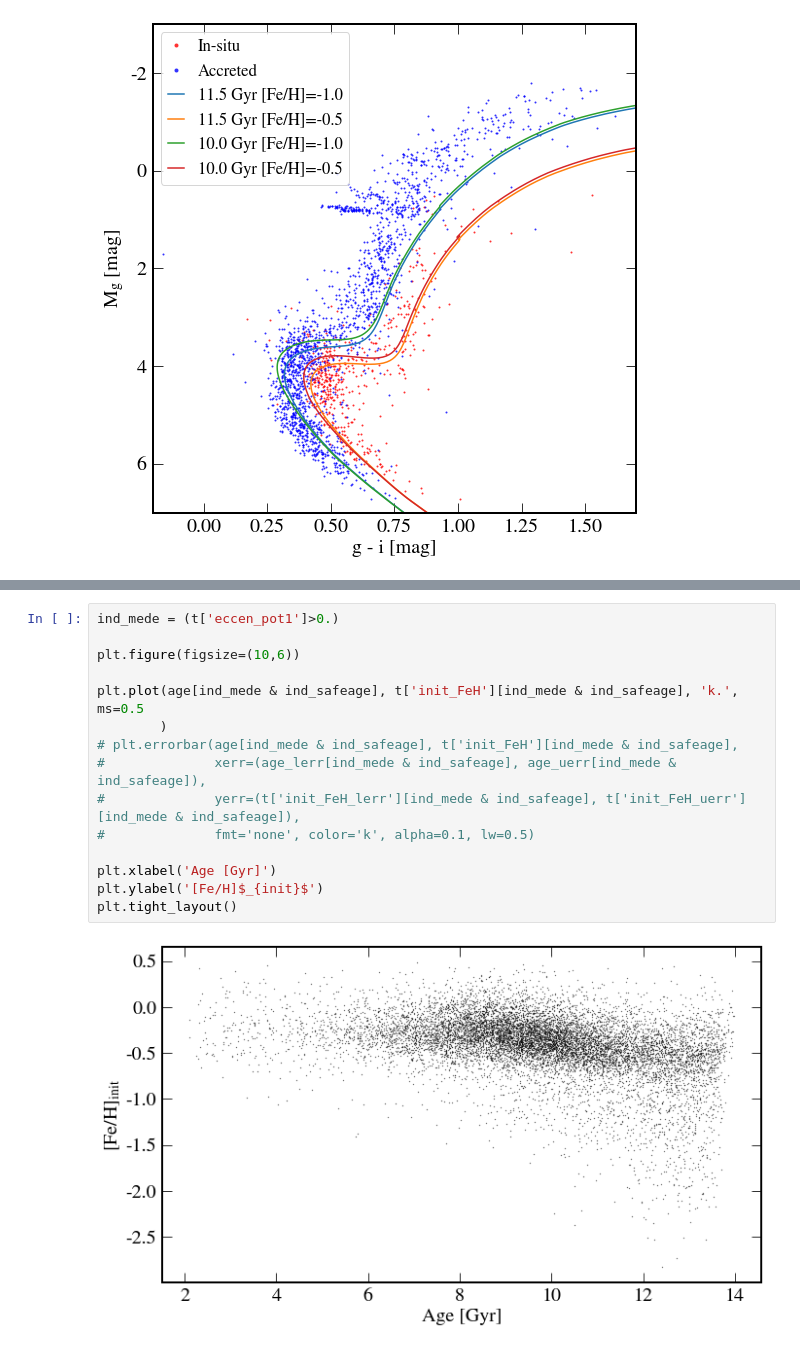
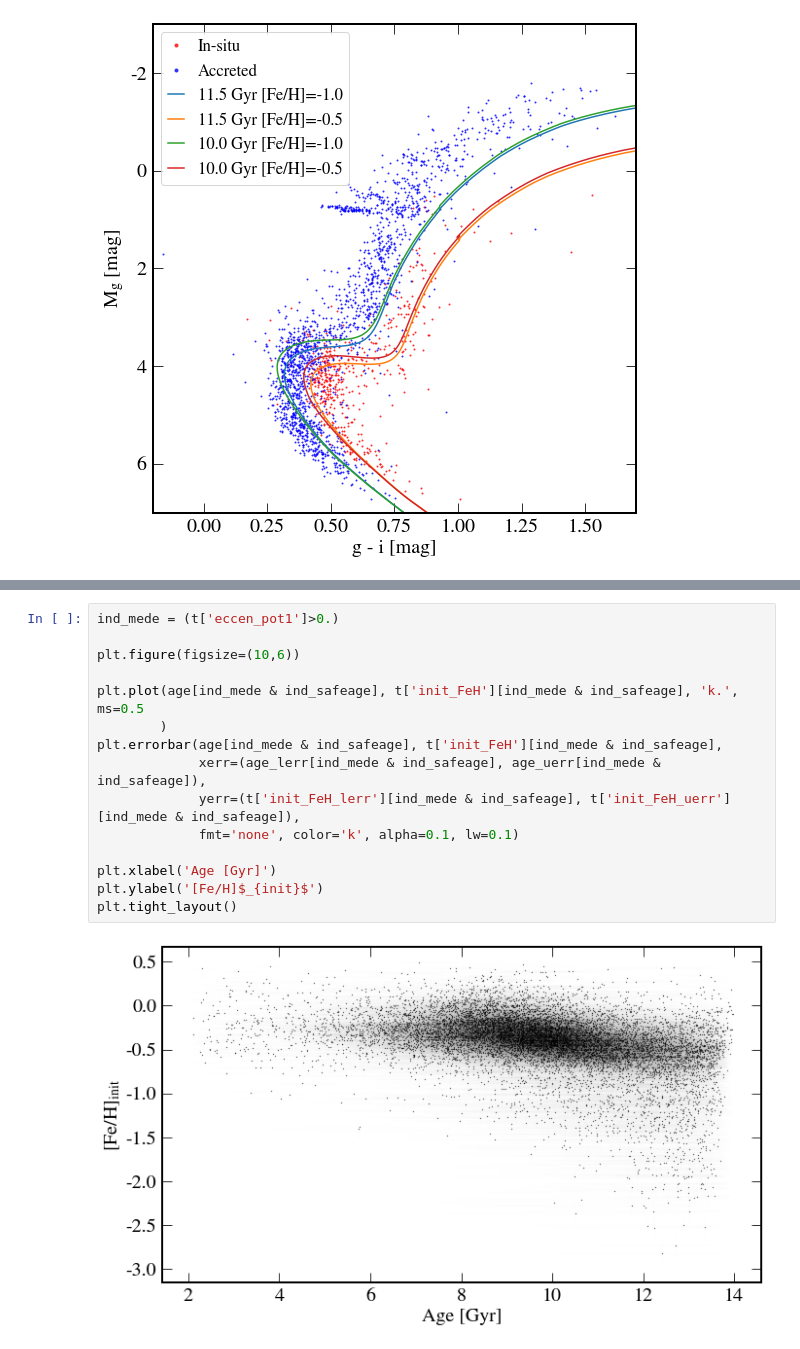
Before and after one commit to abonaca/mw_timing, a Jupyter notebook: notebooks/cmd.ipynb, the cells around one changed output, grey strips where cells are left out. Drawn from its saved outputs; the diff is of its cells as text.

```diff
--- a/notebooks/cmd.ipynb
+++ b/notebooks/cmd.ipynb
@@ -175,17 +177,17 @@ plt.tight_layout()
 # %%
 ind_mede = (t['eccen_pot1']>0.)
 
 plt.figure(figsize=(10,6))
 
 plt.plot(age[ind_mede & ind_safeage], t['init_FeH'][ind_mede & ind_safeage], 'k.', ms=0.5
         )
-# plt.errorbar(age[ind_mede & ind_safeage], t['init_FeH'][ind_mede & ind_safeage],
-#              xerr=(age_lerr[ind_mede & ind_safeage], age_uerr[ind_mede & ind_safeage]),
-#              yerr=(t['init_FeH_lerr'][ind_mede & ind_safeage], t['init_FeH_uerr'][ind_mede & ind_safeage]),
-#              fmt='none', color='k', alpha=0.1, lw=0.5)
+plt.errorbar(age[ind_mede & ind_safeage], t['init_FeH'][ind_mede & ind_safeage],
+             xerr=(age_lerr[ind_mede & ind_safeage], age_uerr[ind_mede & ind_safeage]),
+             yerr=(t['init_FeH_lerr'][ind_mede & ind_safeage], t['init_FeH_uerr'][ind_mede & ind_safeage]),
+             fmt='none', color='k', alpha=0.1, lw=0.1)
 
 plt.xlabel('Age [Gyr]')
 plt.ylabel('[Fe/H]$_{init}$')
 plt.tight_layout()
 # %% [output]
-[figure, old version]
+[figure, new version]
```
Also changed, not shown: parts of 3 cells of this notebook.
